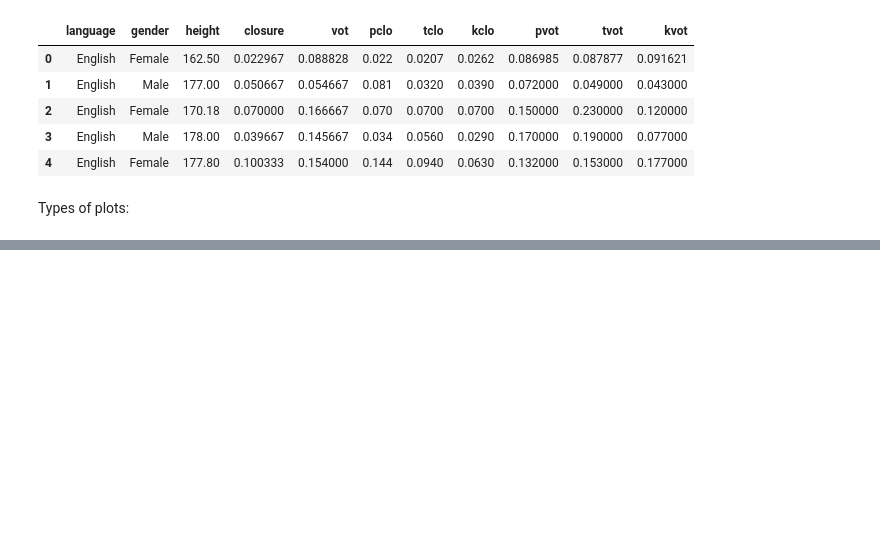
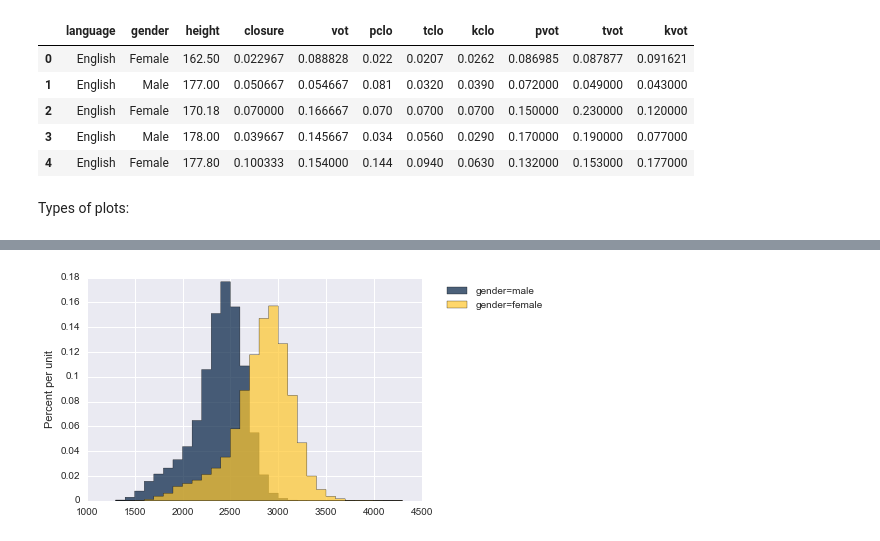
Before and after one commit to ds-modules/LINGUIS-110, a Jupyter notebook: Exploration.ipynb, the cells around one changed output, grey strips where cells are left out. Saved outputs shown, nothing was run; the diff lists cells and outputs as text; code cells hidden in the pictures; blank space fills up the shorter version.

```diff
--- a/Exploration.ipynb
+++ b/Exploration.ipynb
@@ -53,0 +91,7 @@ vot.plot.scatter("height",  "vot")
+# %%
+import datascience as ds
+
+table = ds.Table.from_df(timit)
+table.select(['f3', 'gender']).hist(group='gender', bins=range(1300, 4400, 100))
+# %% [output]
+[figure, added]
```
Also changed, not shown: parts of 11 cells of this notebook.
